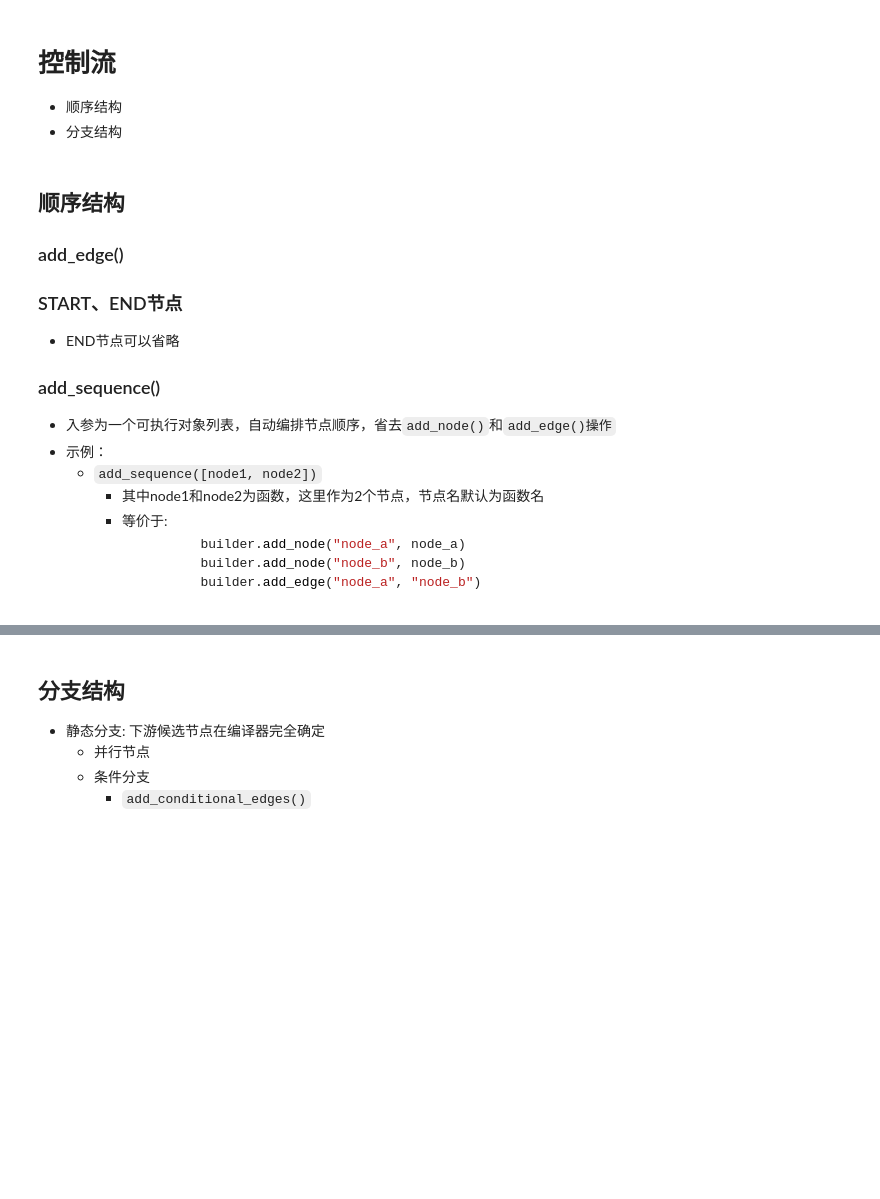
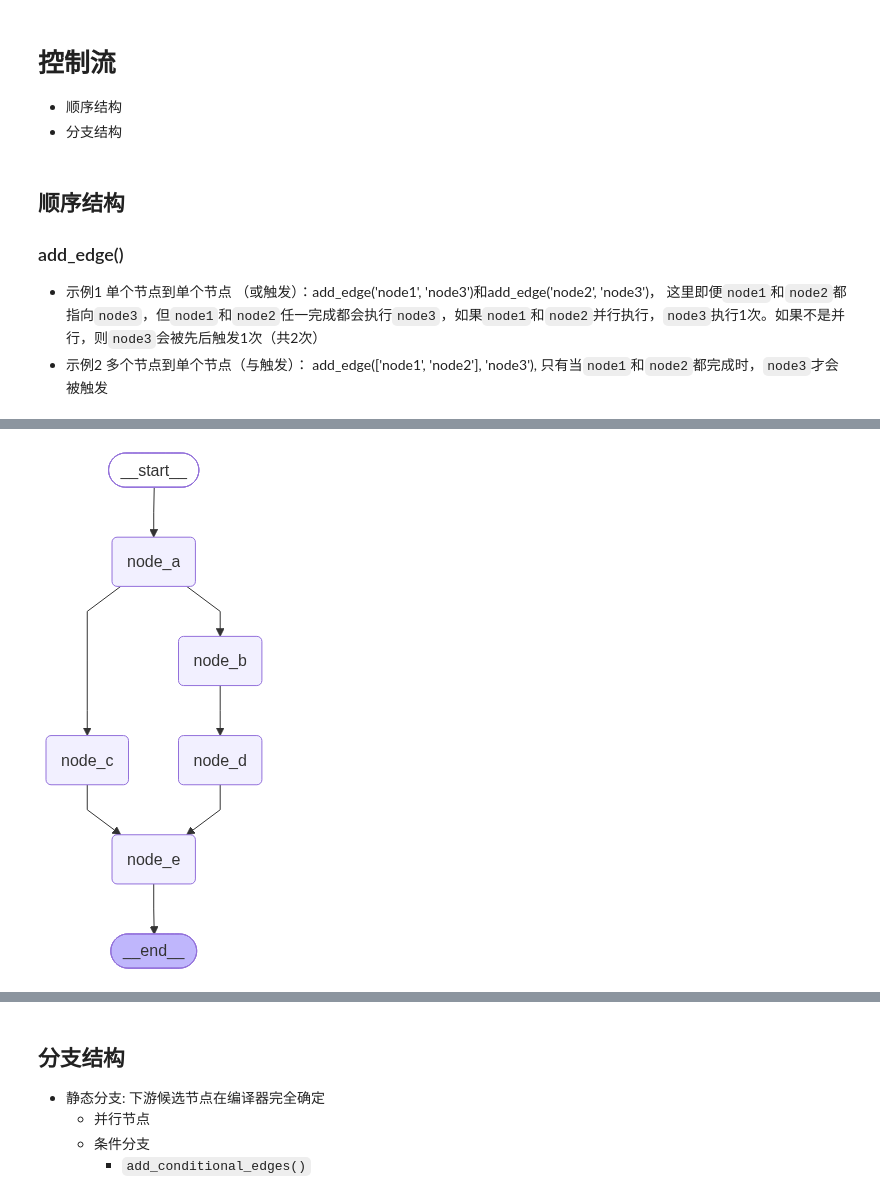
Before and after one commit to wangguoxi0814/langchainv1.2-study, a Jupyter notebook: langgraph/src/06_控制流.ipynb, the cells around one changed output, grey strips where cells are left out. Drawn from its saved outputs; the diff is of its cells as text; code cells hidden in the pictures; blank space fills up the shorter version.

````diff
--- a/langgraph/src/06_控制流.ipynb
+++ b/langgraph/src/06_控制流.ipynb
@@ -5,16 +5,63 @@
 # %% [markdown]
 ## 顺序结构
 ### add_edge()
-### START、END节点
-- END节点可以省略
-### add_sequence()
-- 入参为一个可执行对象列表，自动编排节点顺序，省去`add_node()`和`add_edge()操作`
-- 示例：
-    - `add_sequence([node1, node2])`
-        -  其中node1和node2为函数，这里作为2个节点，节点名默认为函数名
-        - 等价于:
-            ```python
-                    builder.add_node("node_a", node_a)
-                    builder.add_node("node_b", node_b)
-                    builder.add_edge("node_a", "node_b")
-            ```
+- 示例1 单个节点到单个节点 （或触发）：add_edge('node1', 'node3')和add_edge('node2', 'node3')， 这里即便`node1`和`node2`都指向`node3`，但`node1`和`node2`任一完成都会执行`node3`，如果`node1`和`node2`并行执行，`node3`执行1次。如果不是并行，则`node3`会被先后触发1次（共2次）
+- 示例2 多个节点到单个节点（与触发）： add_edge(['node1', 'node2'], 'node3'), 只有当`node1`和`node2`都完成时，`node3`才会被触发
+# %%
+from typing import TypedDict
+from langgraph.graph import StateGraph, START, END
+from langchain_core.runnables import RunnableConfig
+
+from loguru import logger
+
+class EmptyState(TypedDict):
+    pass
+
+def node_a(state: EmptyState, config: RunnableConfig) -> EmptyState:
+    cur_step = config["metadata"]["langgraph_step"]
+    logger.info("cur_step: {}, node_a 被触发", cur_step)
+    return {}
+
+def node_b(state: EmptyState, config: RunnableConfig) -> EmptyState:
+    cur_step = config["metadata"]["langgraph_step"]
+    logger.info("cur_step: {}, node_b 被触发", cur_step)
+    return {}
+
+def node_c(state: EmptyState, config: RunnableConfig) -> EmptyState:
+    cur_step = config["metadata"]["langgraph_step"]
+    logger.info("cur_step: {}, node_c 被触发", cur_step)
+    return {}
+
+def node_d(state: EmptyState, config: RunnableConfig) -> EmptyState:
+    cur_step = config["metadata"]["langgraph_step"]
+    logger.info("cur_step: {}, node_d 被触发", cur_step)
+    return {}
+
+def node_e(state: EmptyState, config: RunnableConfig) -> EmptyState:
+    cur_step = config["metadata"]["langgraph_step"]
+    logger.info("cur_step: {}, node_e 被触发", cur_step)
+    return {}
+
+builder = StateGraph(state_schema=EmptyState)
+builder.add_node("node_a", node_a)
+builder.add_node("node_b", node_b)
+builder.add_node("node_c", node_c)
+builder.add_node("node_d", node_d)
+builder.add_node("node_e", node_e)
+
+builder.add_edge(START, "node_a")
+builder.add_edge("node_a", "node_b")
+builder.add_edge("node_a", "node_c")
+builder.add_edge("node_b", "node_d")
+
+# 独立触发：node_c 完成后可以触发 node_e
+builder.add_edge("node_c", "node_e")
+# 独立触发：node_d 完成后可以触发 node_e
+builder.add_edge("node_d", "node_e")
+
+graph = builder.compile()
+graph.invoke({})
+
+from IPython.display import display
+display(graph)
+# %% [output]
@@ -20,0 +74 @@
+[figure, added]
````
Also changed, not shown: parts of 8 cells of this notebook.
